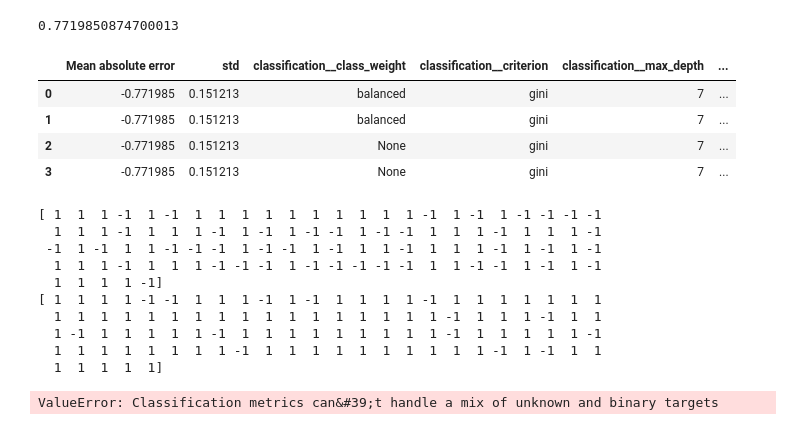
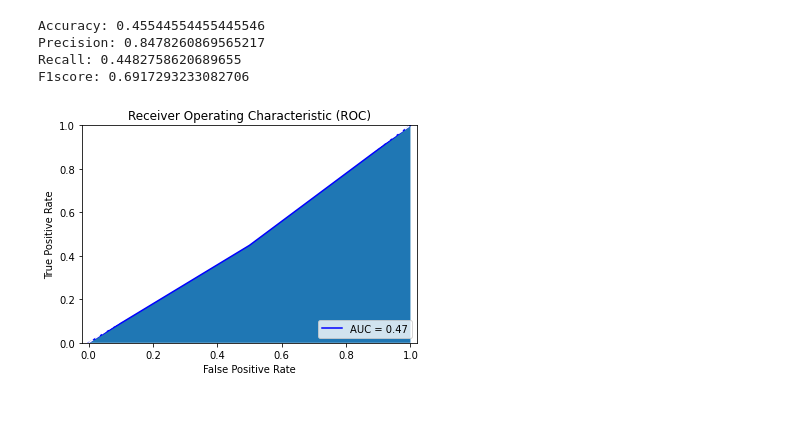
Before and after one commit to RicardoBoia2017/FEUP_ECAC, a Jupyter notebook: Project.ipynb, the cells around one changed output. Cells and saved outputs as stored; diff of their text form; code cells hidden in the pictures.

```diff
--- a/Project.ipynb
+++ b/Project.ipynb
@@ -40,44 +26,32 @@ ication__min_samples_leaf&#39;: 1, &#39;classification__min_samples_split&#39;:
-# %%
-best_score
-# %% [output]
-0.7719850874700013
-# %%
-report(cv_results)
-# %% [output]
-|  | Mean absolute error | std | classification__class_weight | classification__criterion | classification__max_depth | ... |
-| 0 | -0.771985 | 0.151213 | balanced | gini | 7 | ... |
-| 1 | -0.771985 | 0.151213 | balanced | gini | 7 | ... |
-| 2 | -0.771985 | 0.151213 | None | gini | 7 | ... |
-| 3 | -0.771985 | 0.151213 | None | gini | 7 | ... |
 # %%
 classifier = DecisionTreeClassifier(class_weight="balanced", criterion='gini', max_depth=2, max_features='auto', min_impurity_split=0.05, min_samples_leaf=1, min_samples_split=2, splitter='best')
 classifier = apply_sampling(classifier)
+df = original_loan_per_year[1993].copy()
+X_train = df.drop(columns=['status', 'loan_id', 'account_id', "unemploymant rate '95 ", 'card_type', 'name', 'operation_n_credit_card_withdrawal'], axis=1)
+y_train = df['status'].copy()
+normalize_columns(X_train, X_train.columns)
 classifier.fit(X_train, y_train.astype(int))
 df = original_loan_per_year[1994].copy()
 X_test = df.drop(columns=['status', 'loan_id', 'account_id', "unemploymant rate '95 ", 'card_type', 'name', 'operation_n_credit_card_withdrawal'], axis=1)
 y_test = df['status'].copy()
-
+normalize_columns(X_test, X_test.columns)
 y_pred = classifier.predict(X_test)
-print(y_pred)
-print(np.array(y_test.astype(int)))
-#fpr, tpr, _ = metrics.roc_curve(y_test, y_pred)
-#auc = metrics.auc(fpr, tpr)
+fpr, tpr, _ = metrics.roc_curve(y_test.astype(int), y_pred)
+auc = metrics.auc(fpr, tpr)
 from sklearn.metrics import confusion_matrix
-#auc_scores.append(auc)
-confusion_matrix(y_test, y_pred).ravel()
-
-#plot_roc_auc(fpr, tpr, auc)
+#print(auc)normalize_columns(X_test, X_test.columns)
+tn, fp, fn, tp = confusion_matrix(y_test.astype(int), y_pred).ravel()
+print()
+print('Accuracy: {}'.format(accuracy(tp,tn,fp,fn)))
+print('Precision: {}'.format(precision(tp,fp)))
+print('Recall: {}'.format(recall(tp,fn)))
+print('F1score: {}'.format(f1score(tp,fp,fn)))
+plot_roc_auc(fpr, tpr, auc)
 # %% [output]
-[ 1  1  1 -1  1 -1  1  1  1  1  1  1  1  1  1  1 -1  1 -1  1 -1 -1 -1 -1
-  1  1  1 -1  1  1  1 -1  1 -1  1 -1 -1  1 -1 -1  1  1  1 -1  1  1  1 -1
- -1  1 -1  1  1 -1 -1 -1  1 -1 -1  1 -1  1  1 -1  1  1  1 -1  1 -1  1 -1
-  1  1  1 -1  1  1  1 -1 -1 -1  1 -1 -1 -1 -1 -1  1  1 -1 -1  1 -1  1 -1
-  1  1  1  1 -1]
-[ 1  1  1  1 -1 -1  1  1  1 -1  1 -1  1  1  1  1 -1  1  1  1  1  1  1  1
-  1  1  1  1  1  1  1  1  1  1  1  1  1  1  1  1  1 -1  1  1  1 -1  1  1
-  1 -1  1  1  1  1  1 -1  1  1  1  1  1  1  1  1  1 -1  1  1  1  1  1 -1
-  1  1  1  1  1  1  1  1 -1  1  1  1  1  1  1  1  1  1  1 -1  1 -1  1  1
-  1  1  1  1  1]
+Accuracy: 0.45544554455445546
+Precision: 0.8478260869565217
+Recall: 0.4482758620689655
+F1score: 0.6917293233082706
-ValueError: Classification metrics can&#39;t handle a mix of unknown and binary targets
+[figure, added]
 # %%
 
```
Also changed, not shown: parts of 4 cells of this notebook, 2 other files.
